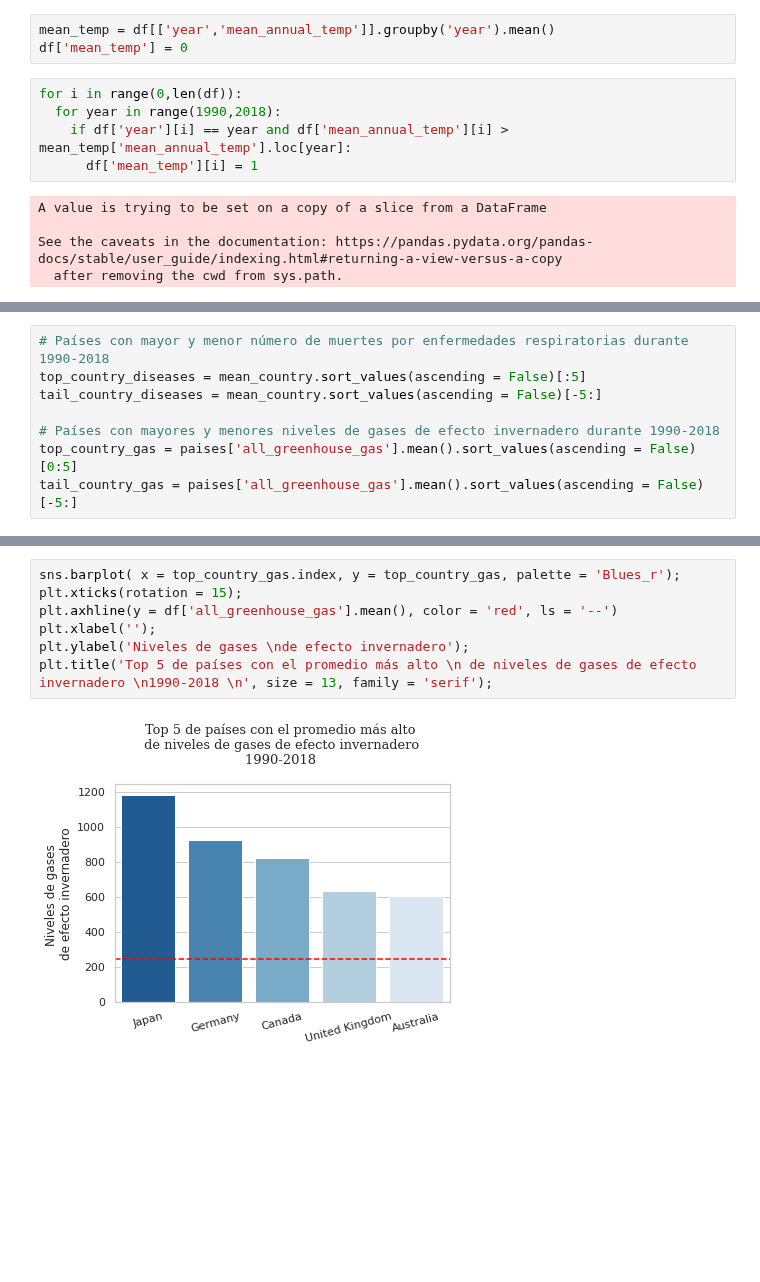
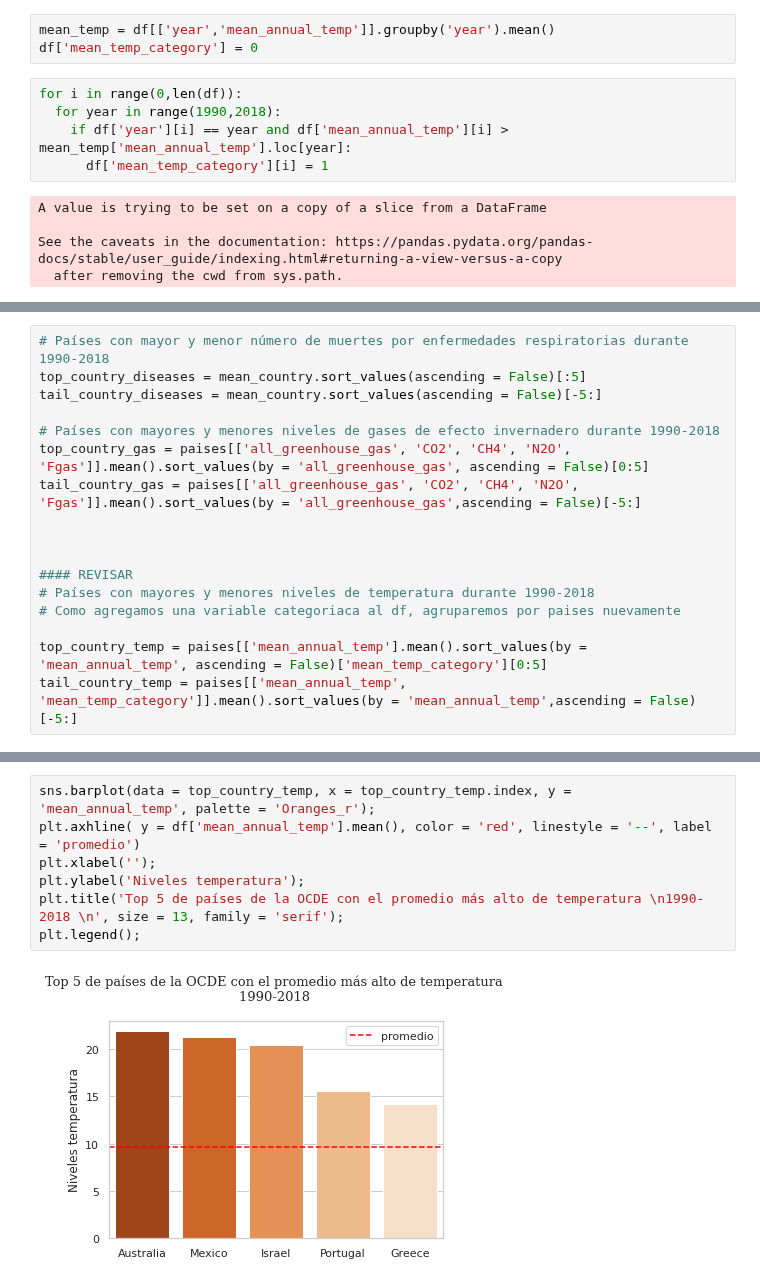
Before and after one commit to LIZZETHGOMEZ/Data-Science-Fase-3-BEDU-Santander, a Jupyter notebook: Notebook.ipynb, the cells around one changed output, grey strips where cells are left out. Drawn from its saved outputs; the diff is of its cells as text; blank space fills up the shorter version.

```diff
--- a/Notebook.ipynb
+++ b/Notebook.ipynb
@@ -551,12 +551,12 @@ plt.ylabel('');
 Para un mejor entendimiento de nuestros datos creamos una variable binaria de los niveles de temperatura, sacaremos el promedio de la temperatura de los países en su conjunto para cada año, y asignaremos un 0 si la temperatura del país se ubicó por debajo del promedio y 1 si se colocó por encima.
 # %%
 mean_temp = df[['year','mean_annual_temp']].groupby('year').mean()
-df['mean_temp'] = 0
+df['mean_temp_category'] = 0
 # %%
 for i in range(0,len(df)):
   for year in range(1990,2018):
     if df['year'][i] == year and df['mean_annual_temp'][i] > mean_temp['mean_annual_temp'].loc[year]:
-      df['mean_temp'][i] = 1
+      df['mean_temp_category'][i] = 1
 # %% [output]
 A value is trying to be set on a copy of a slice from a DataFrame
 
@@ -575,7 +575,16 @@ top_country_diseases = mean_country.sort_values(ascending = False)[:5]
 tail_country_diseases = mean_country.sort_values(ascending = False)[-5:]
 
 # Países con mayores y menores niveles de gases de efecto invernadero durante 1990-2018
-top_country_gas = paises['all_greenhouse_gas'].mean().sort_values(ascending = False)[0:5]
-tail_country_gas = paises['all_greenhouse_gas'].mean().sort_values(ascending = False)[-5:]
+top_country_gas = paises[['all_greenhouse_gas', 'CO2', 'CH4', 'N2O', 'Fgas']].mean().sort_values(by = 'all_greenhouse_gas', ascending = False)[0:5]
+tail_country_gas = paises[['all_greenhouse_gas', 'CO2', 'CH4', 'N2O', 'Fgas']].mean().sort_values(by = 'all_greenhouse_gas',ascending = False)[-5:]
+
+
+
+#### REVISAR
+# Países con mayores y menores niveles de temperatura durante 1990-2018
+# Como agregamos una variable categoriaca al df, agruparemos por paises nuevamente
+
+top_country_temp = paises[['mean_annual_temp'].mean().sort_values(by = 'mean_annual_temp', ascending = False)['mean_temp_category'][0:5]
+tail_country_temp = paises[['mean_annual_temp', 'mean_temp_category']].mean().sort_values(by = 'mean_annual_temp',ascending = False)[-5:]
 # %%
 # Graficamos
@@ -591,9 +623,9 @@ plt.title('Top 5 de países de la OCDE \n con el promedio más alto de muertes p
 # %%
-sns.barplot( x = top_country_gas.index, y = top_country_gas, palette = 'Blues_r');
-plt.xticks(rotation = 15);
-plt.axhline(y = df['all_greenhouse_gas'].mean(), color = 'red', ls = '--')
+sns.barplot(data = top_country_temp, x = top_country_temp.index, y = 'mean_annual_temp', palette = 'Oranges_r');
+plt.axhline( y = df['mean_annual_temp'].mean(), color = 'red', linestyle = '--', label = 'promedio')
 plt.xlabel('');
-plt.ylabel('Niveles de gases \nde efecto invernadero');
-plt.title('Top 5 de países con el promedio más alto \n de niveles de gases de efecto invernadero \n1990-2018 \n', size = 13, family = 'serif');
+plt.ylabel('Niveles temperatura');
+plt.title('Top 5 de países de la OCDE con el promedio más alto de temperatura \n1990-2018 \n', size = 13, family = 'serif');
+plt.legend();
 # %% [output]
-[figure, old version]
+[figure, new version]
```
Also changed, not shown: parts of 6 cells of this notebook.
